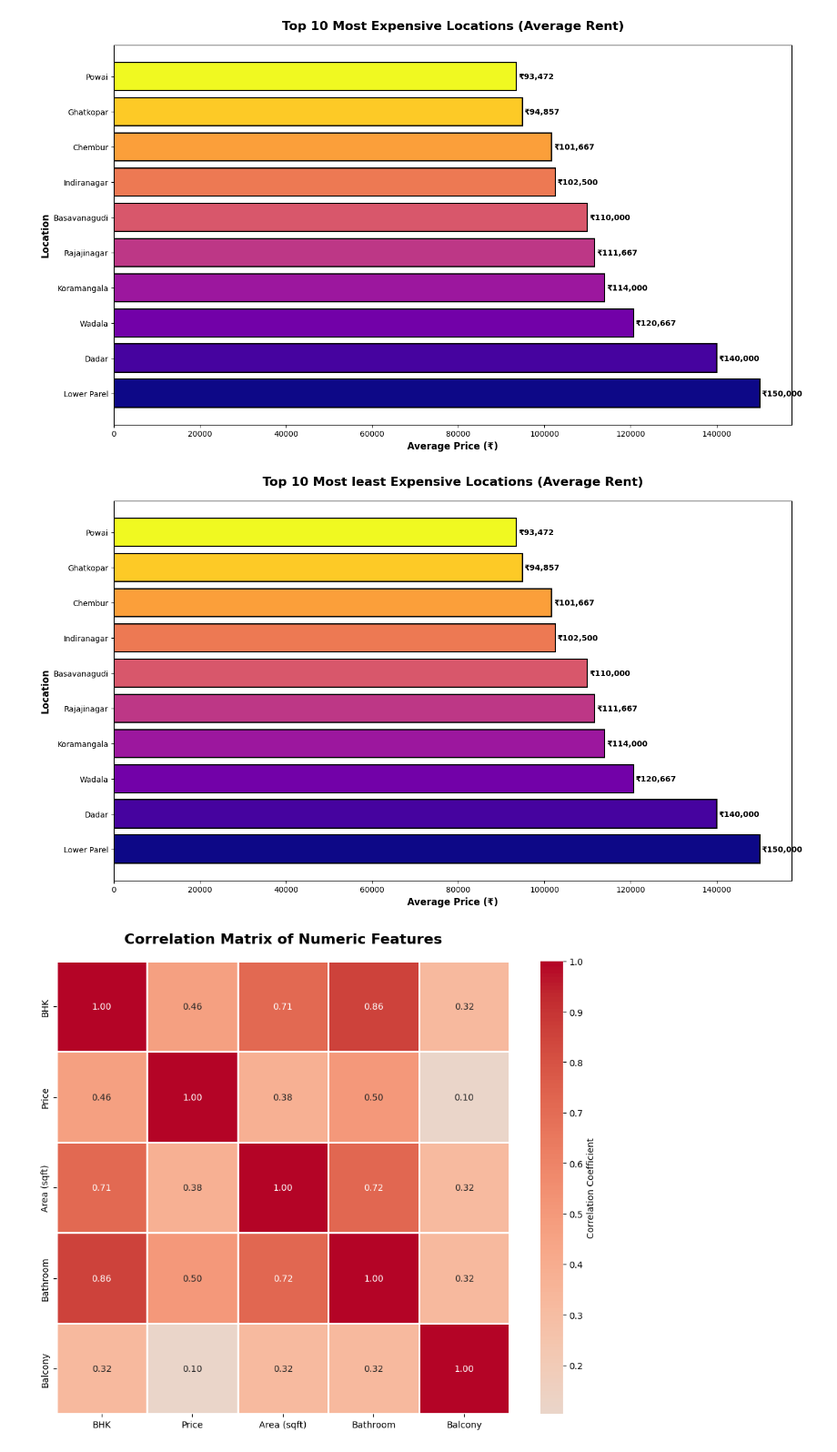
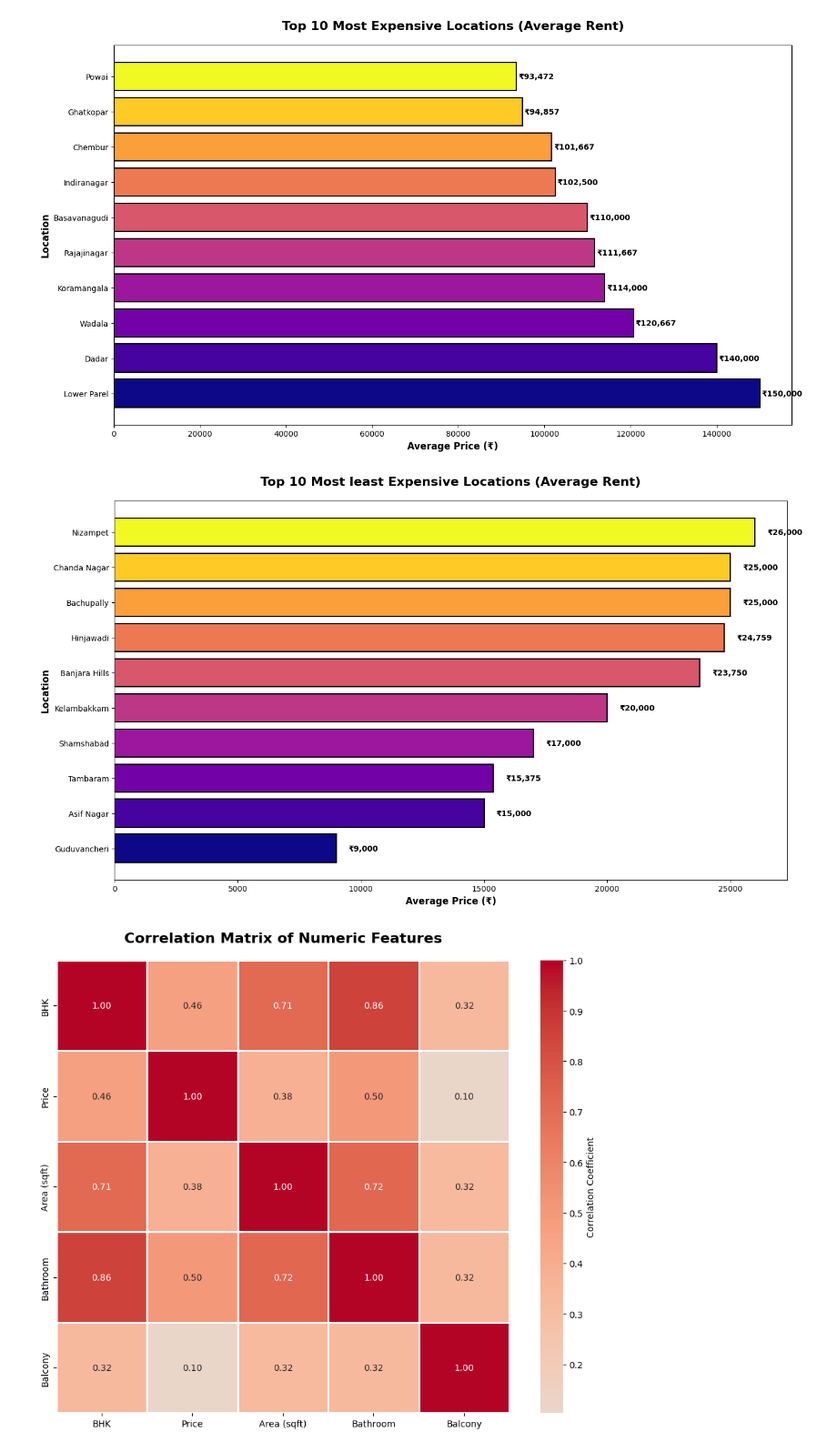
Before and after one commit to kunal1300/MagicBricksProject_Scraped_Data_EDA_Visualization-, a Jupyter notebook: Data Analysis and Visualization .ipynb, the cells around one changed output. Shown at 91% size. Cells and saved outputs as stored; diff of their text form; code cells hidden in the pictures.

```diff
--- a/Data Analysis and Visualization .ipynb
+++ b/Data Analysis and Visualization .ipynb
@@ -483,26 +483,26 @@ plt.show()
 # %%
 # ============================================================================
 # 11. Least 10 LOCATIONS BY AVERAGE PRICE
 # ============================================================================
 plt.figure(figsize=(14, 8))
-top_locations = df.groupby('Location')['Price'].mean().sort_values(ascending=False).head(10)
+top_locations = df.groupby('Location')['Price'].mean().sort_values(ascending=True).head(10)
 colors_loc = plt.cm.plasma(np.linspace(0, 1, len(top_locations)))
 
 plt.barh(top_locations.index, top_locations.values, color=colors_loc,
          edgecolor='black', linewidth=1.5)
 plt.title('Top 10 Most least Expensive Locations (Average Rent)', fontsize=16, fontweight='bold', pad=20)
 plt.xlabel('Average Price (₹)', fontsize=12, fontweight='bold')
 plt.ylabel('Location', fontsize=12, fontweight='bold')
 
 # Add value labels
 for i, (loc, value) in enumerate(top_locations.items()):
     plt.text(value + 500, i, f'₹{value:,.0f}', va='center', fontweight='bold', fontsize=10)
 
 plt.tight_layout()
 plt.savefig('11_least_locations.png', bbox_inches='tight')
 plt.show()
 # %% [output]
-[figure, old version]
+[figure, new version]
 # %%
 # ============================================================================
 # 12. CORRELATION HEATMAP
```
Also changed, not shown: 1 other file.
